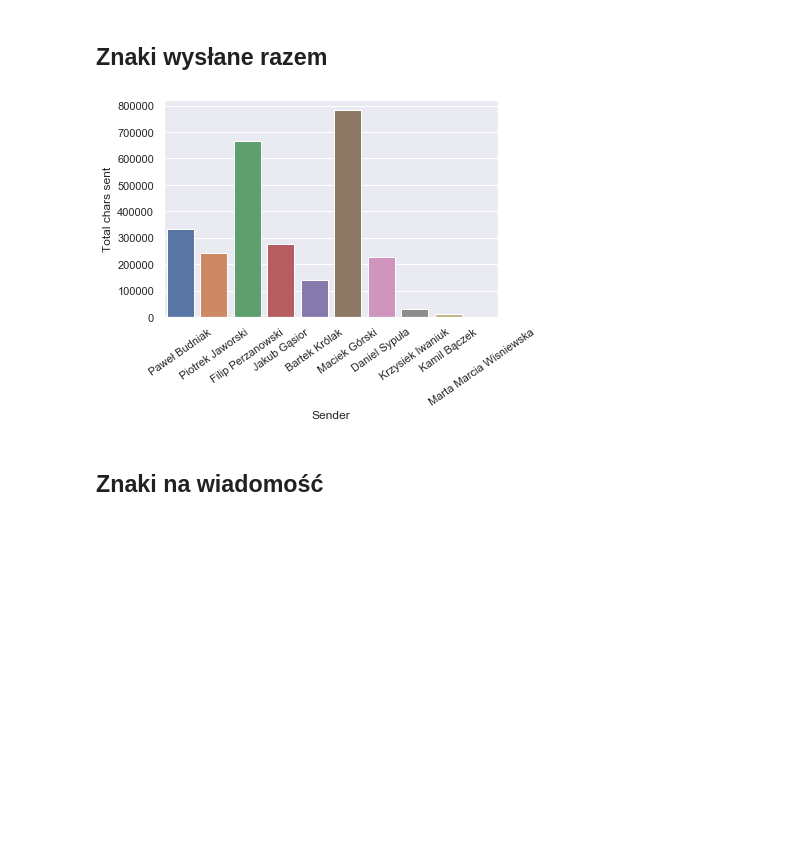
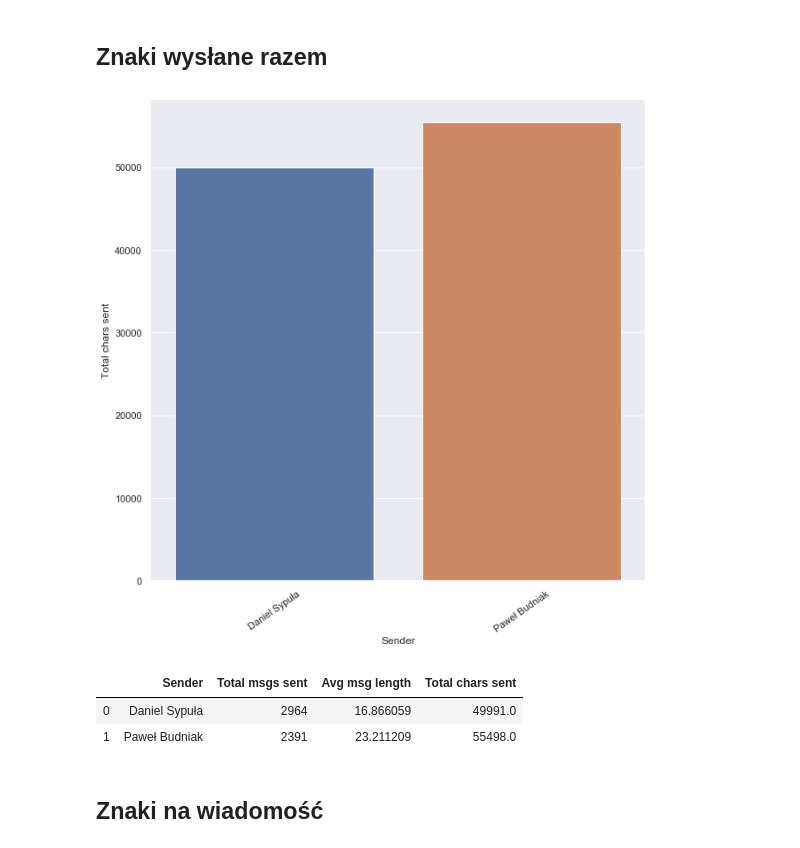
Before and after one commit to PawelBudniak/Messenger-chat-analysis, a Jupyter notebook: messenger_stats.ipynb, the cells around one changed output. Saved outputs shown, nothing was run; the diff lists cells and outputs as text; code cells hidden in the pictures; blank space fills up the shorter version.

```diff
--- a/messenger_stats.ipynb
+++ b/messenger_stats.ipynb
@@ -5,11 +5,11 @@ import stats
 import pandas as pd
 import seaborn as sns
 
-json_chat = 'skladczarnuchow.json'
+json_chat = R'data\skladczarnuchow.json'
 
 
-chat = stats.load_json(json_chat)
-#chat = stats.load_from_path(R'D:\facebook html i json\DanielSypula_cJS-IpkT2A')
+#chat = stats.load_json(json_chat)
+chat = stats.load_from_path(R'D:\facebook html i json\facebook-json\DanielSypula_cJS-IpkT2A', 'json')
 msg_stats = stats.get_msg_stats(chat)
 df = pd.DataFrame(((k,*v) for k,v in msg_stats.items()))
 df.columns = ['Sender', 'Total msgs sent', 'Avg msg length', 'Total chars sent']
@@ -25,9 +25,13 @@ ax
 # %%
 bar = sns.barplot(x='Sender', y='Total chars sent', data = df)
 bar.set_xticklabels(bar.get_xticklabels(), rotation =35)
 plt.show()
+df
 # %% [output]
-[figure, old version]
+[figure, new version]
+|  | Sender | Total msgs sent | Avg msg length | Total chars sent |
+| 0 | Daniel Sypuła | 2964 | 16.866059 | 49991.0 |
+| 1 | Paweł Budniak | 2391 | 23.211209 | 55498.0 |
 # %% [markdown]
 ## Znaki na wiadomość
 # %%
```
Also changed, not shown: parts of 12 cells of this notebook, 1 other file.
